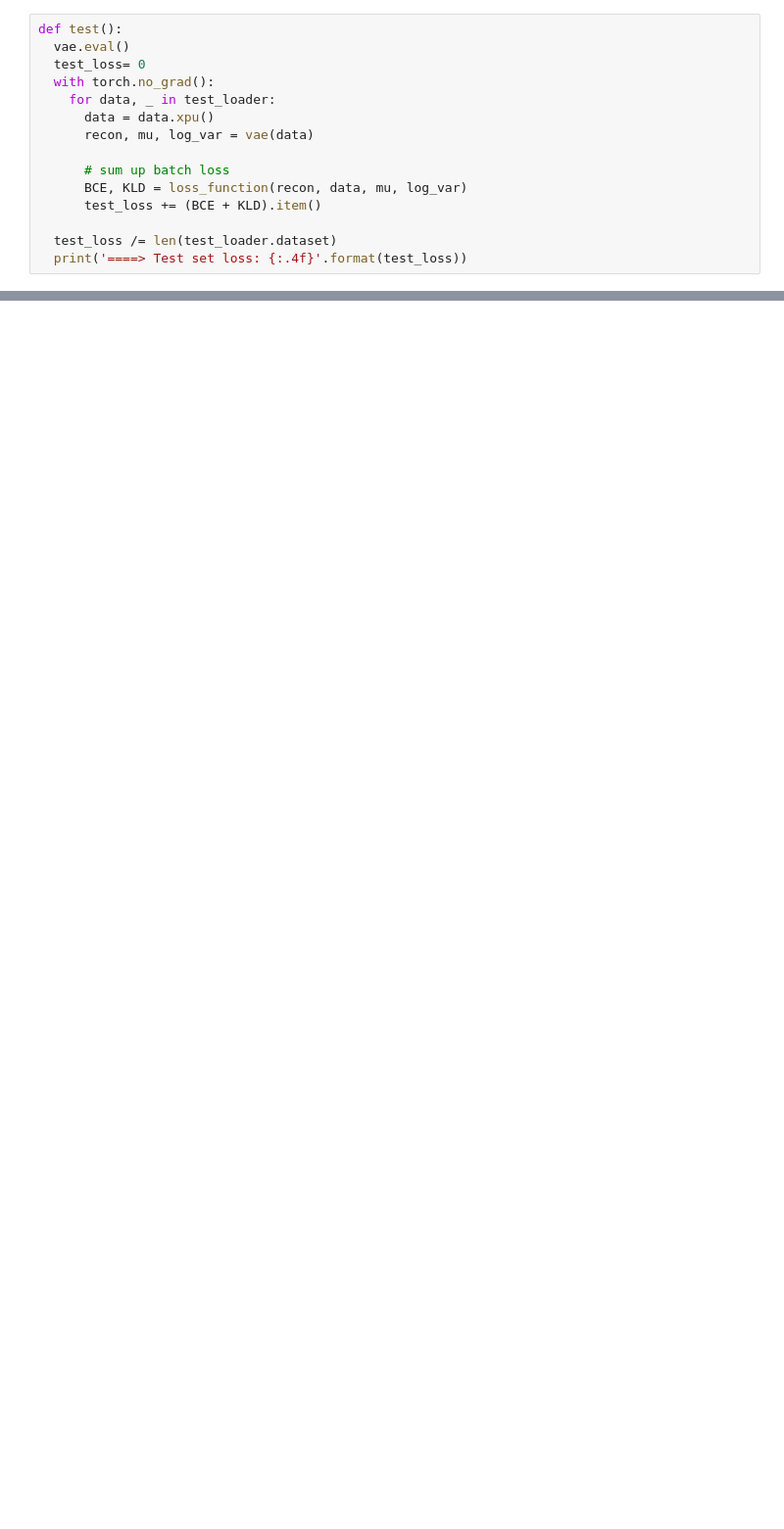
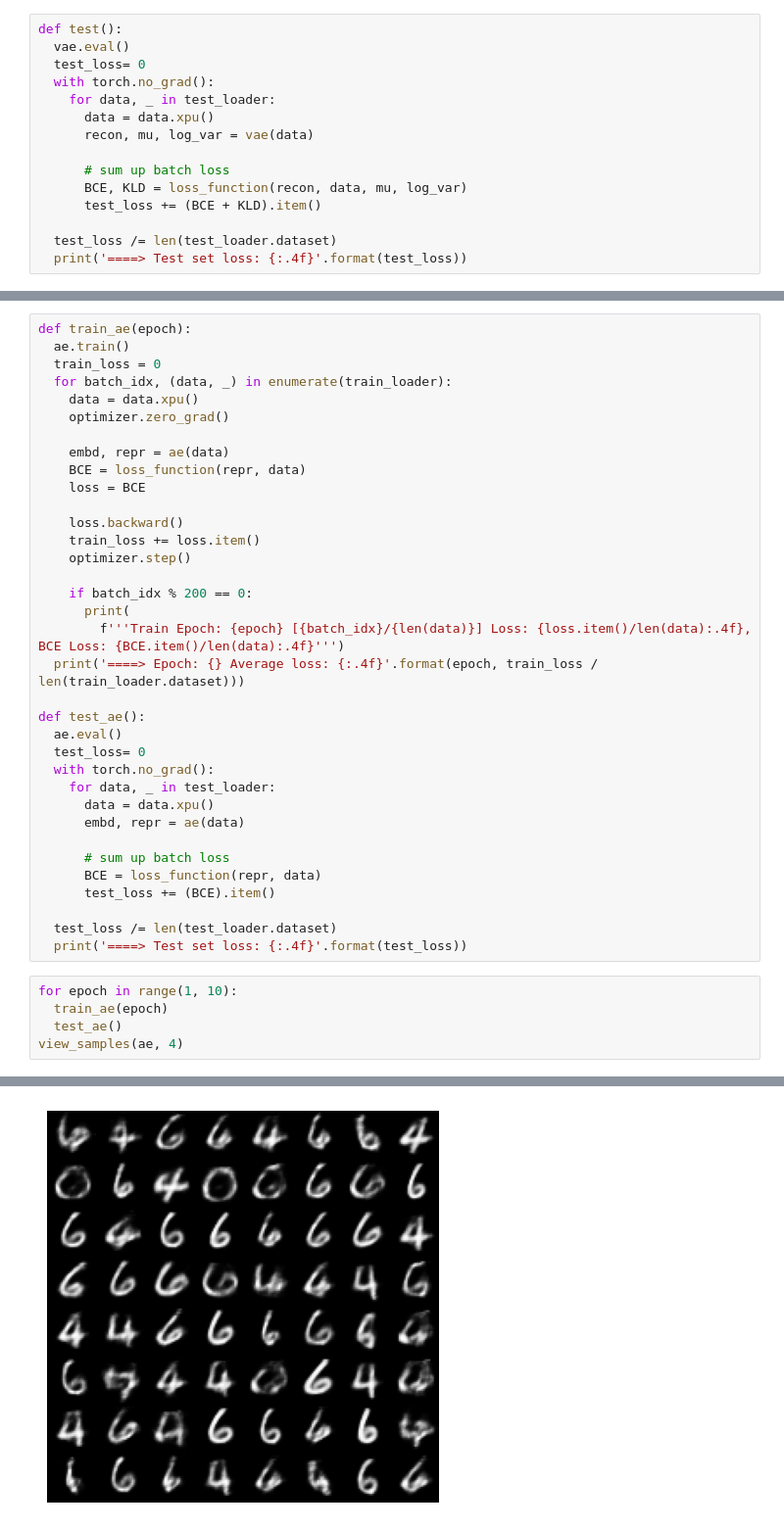
Before and after one commit to yourboijake/cv_selflearning, a Jupyter notebook: openvla/wk7-8/lyeoni_VAE.ipynb, the cells around one changed output, grey strips where cells are left out. Shown at 98% size. Cells and saved outputs as stored; diff of their text form; blank space fills up the shorter version.

```diff
--- a/openvla/wk7-8/lyeoni_VAE.ipynb
+++ b/openvla/wk7-8/lyeoni_VAE.ipynb
@@ -194,0 +257,41 @@ math.sqrt(784)
+# %%
+def train_ae(epoch):
+  ae.train()
+  train_loss = 0
+  for batch_idx, (data, _) in enumerate(train_loader):
+    data = data.xpu()
+    optimizer.zero_grad()
+
+    embd, repr = ae(data)
+    BCE = loss_function(repr, data)
+    loss = BCE
+
+    loss.backward()
+    train_loss += loss.item()
+    optimizer.step()
+
+    if batch_idx % 200 == 0:
+      print(
+        f'''Train Epoch: {epoch} [{batch_idx}/{len(data)}] Loss: {loss.item()/len(data):.4f}, BCE Loss: {BCE.item()/len(data):.4f}''')
+  print('====> Epoch: {} Average loss: {:.4f}'.format(epoch, train_loss / len(train_loader.dataset)))
+
+def test_ae():
+  ae.eval()
+  test_loss= 0
+  with torch.no_grad():
+    for data, _ in test_loader:
+      data = data.xpu()
+      embd, repr = ae(data)
+
+      # sum up batch loss
+      BCE = loss_function(repr, data)
+      test_loss += (BCE).item()
+
+  test_loss /= len(test_loader.dataset)
+  print('====> Test set loss: {:.4f}'.format(test_loss))
+# %%
+for epoch in range(1, 10):
+  train_ae(epoch)
+  test_ae()
+view_samples(ae, 4)
+# %% [output]
@@ -194,0 +315 @@ math.sqrt(784)
+[figure, added]
```
Also changed, not shown: parts of 13 cells of this notebook, 2 other files.
